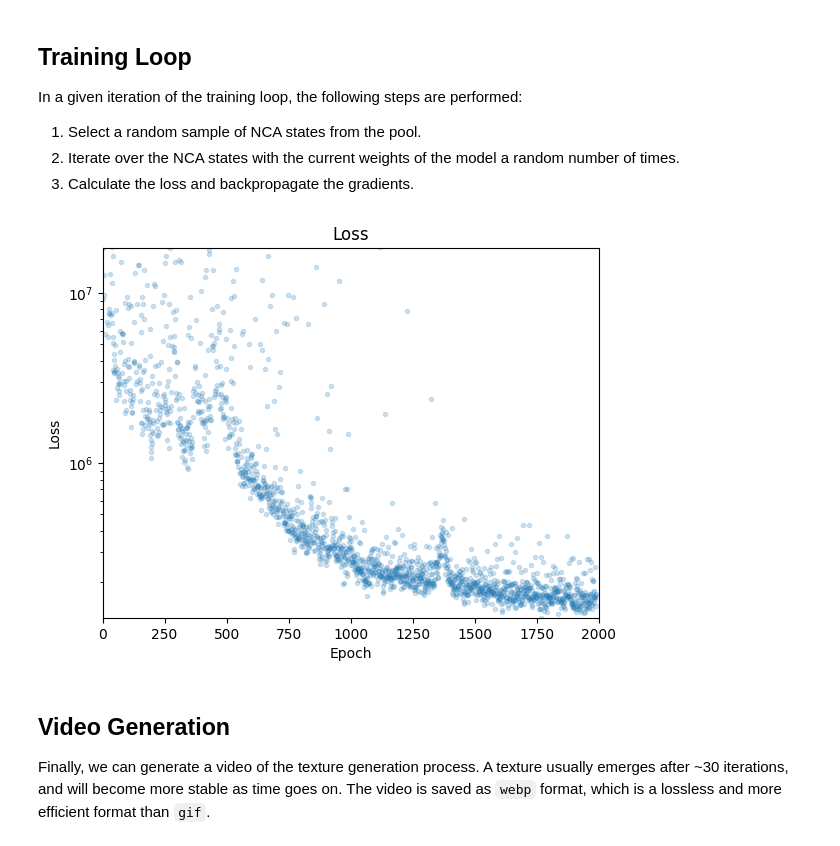
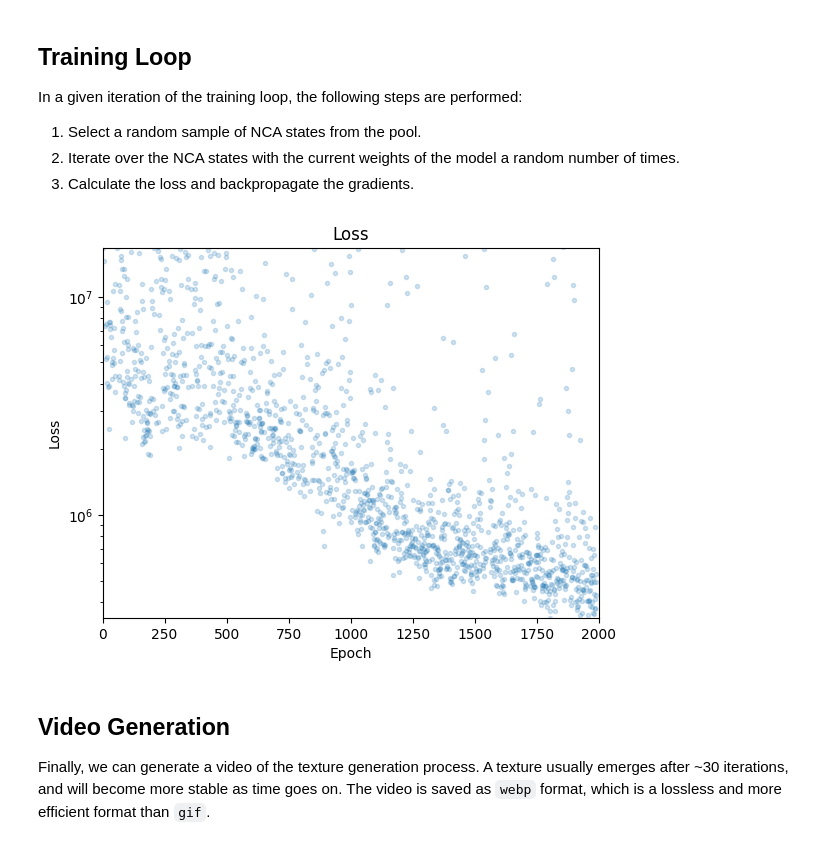
Before and after one commit to MonashDeepNeuron/Neural-Cellular-Automata, a Jupyter notebook: TorchModels/Texture/textures.ipynb, the cells around one changed output. Saved outputs shown, nothing was run; the diff lists cells and outputs as text; code cells hidden in the pictures.

```diff
--- a/TorchModels/Texture/textures.ipynb
+++ b/TorchModels/Texture/textures.ipynb
@@ -31,8 +31,8 @@ The target image is first loaded, and then converted to a tensor. The tensor is
  - Height/Width: Define by `SIZE`
 # %%
 # Load target image
-SIZE = 128
-FILE = './weave.jpg'
+SIZE = 256
+FILE = './bubbles.jpg'
 
 def load_image(file: str, size: int):
     # Resize image
@@ -143,9 +143,10 @@ optimiser = torch.optim.Adam(model.parameters(), lr=0.01, capturable=True)
 lr_scheduler = torch.optim.lr_scheduler.MultiStepLR(optimiser, milestones=[500, 1000], gamma=0.3)
 
 # Initialise 256 samples for batch training
+POOL_SIZE = 256
 with torch.no_grad():
   loss_fn = create_vgg_loss_fn(target)
-  pool = model.seed(256)
+  pool = model.seed(POOL_SIZE, SIZE)
 # %% [markdown]
 ## Training Loop
 In a given iteration of the training loop, the following steps are performed:
@@ -154,7 +155,7 @@ In a given iteration of the training loop, the following steps are performed:
 3. Calculate the loss and backpropagate the gradients.
 # %%
 EPOCHS = 2000
-BATCH_SIZE = 4
+BATCH_SIZE = 1
 
 # Plot losses
 losses = []
@@ -169,7 +170,7 @@ for epoch in range(EPOCHS):
 
         # Every 8 epochs, seed the model with a new sample
         if epoch % 8 == 0:
-            x[:1] = model.seed(1)
+            x[:1] = model.seed(1, SIZE)
 
     # Run the model for a random number of steps
     steps = np.random.randint(32, 96)
@@ -185,34 +186,34 @@ for epoch in range(EPOCHS):
     # Backpropagate and update model
     with torch.no_grad():
         loss.backward()
 
         # Normalise gradients and add a small value to the denominator to avoid division by zero
         for param in model.parameters():
             param.grad /= (param.grad.norm() + 1e-8)
 
         optimiser.step()
         optimiser.zero_grad()
         lr_scheduler.step()
 
         # Update the pool with the new samples
         pool[batch_idx] = x
 
         # Update loss plot
         if epoch % 10 == 0:
             ax.cla()
             ax.set_yscale('log')
             ax.set_xlim(0, EPOCHS)
             ax.set_ylim(min(losses), losses[0])
             ax.set_xlabel('Epoch')
             ax.set_ylabel('Loss')
             ax.set_title('Loss')
             ax.plot(losses, '.', alpha=0.2)
             display(fig)
 
             # Clear the output and display the plot
             clear_output(wait=True)
 # %% [output]
-[figure, old version]
+[figure, new version]
 # %% [markdown]
 ## Video Generation
 
```
Also changed, not shown: parts of 2 cells of this notebook, 5 other files.
